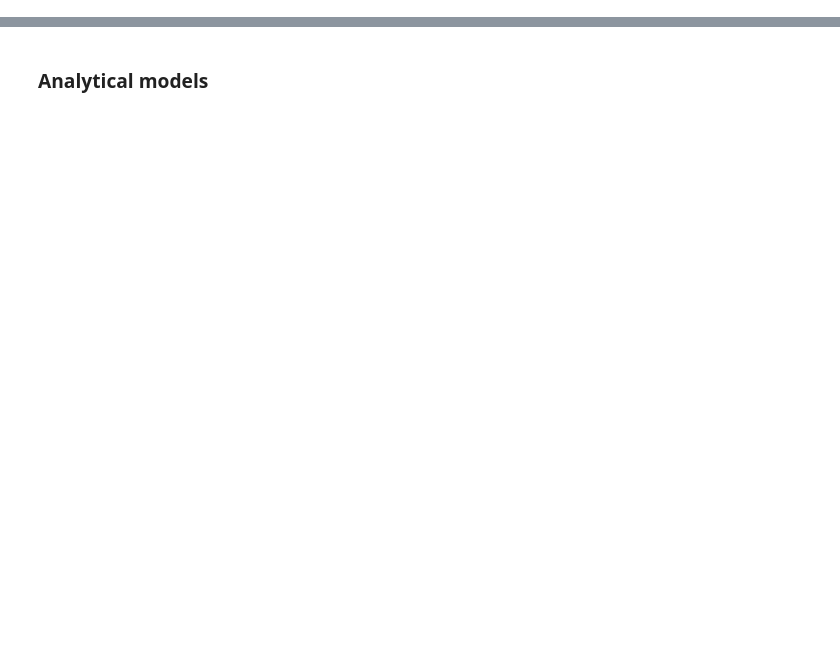
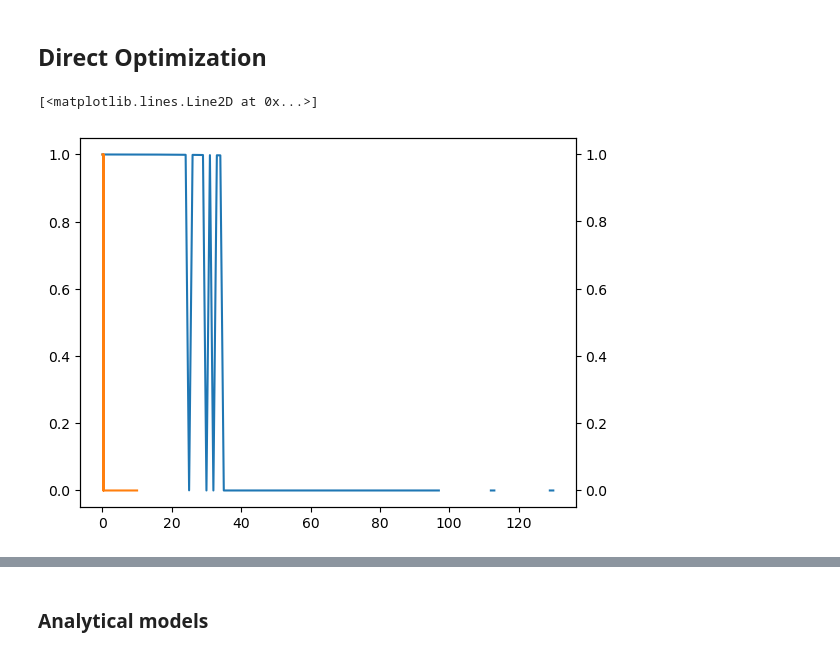
Before and after one commit to vicioms/camilla, a Jupyter notebook: enet.ipynb, the cells around one changed output, grey strips where cells are left out. Saved outputs shown, nothing was run; the diff lists cells and outputs as text; code cells hidden in the pictures; blank space fills up the shorter version.

```diff
--- a/enet.ipynb
+++ b/enet.ipynb
@@ -239,3 +241,5 @@ with torch.no_grad():
     logvariance = logvariance.to("cpu")
 # %%
 patterns = mean + torch.randn_like(logvariance)*torch.exp(0.5 * logvariance)
+# %% [markdown]
+## Direct Optimization
@@ -241,0 +255,6 @@ patterns = mean + torch.randn_like(logvariance)*torch.exp(0.5 * logvariance)
+# %%
+plt.plot( -(torch.log(w)*w).sum(dim=1)/log(patterns.size(0)))
+plt.gca().twinx().plot(betas, 1-(w**4).sum(dim=1)/(w**2).sum(dim=1)**2, color='tab:orange')
+# %% [output]
+[<matplotlib.lines.Line2D at 0x...>]
+[figure, added]
```
Also changed, not shown: parts of 13 cells of this notebook, 6 other files.
